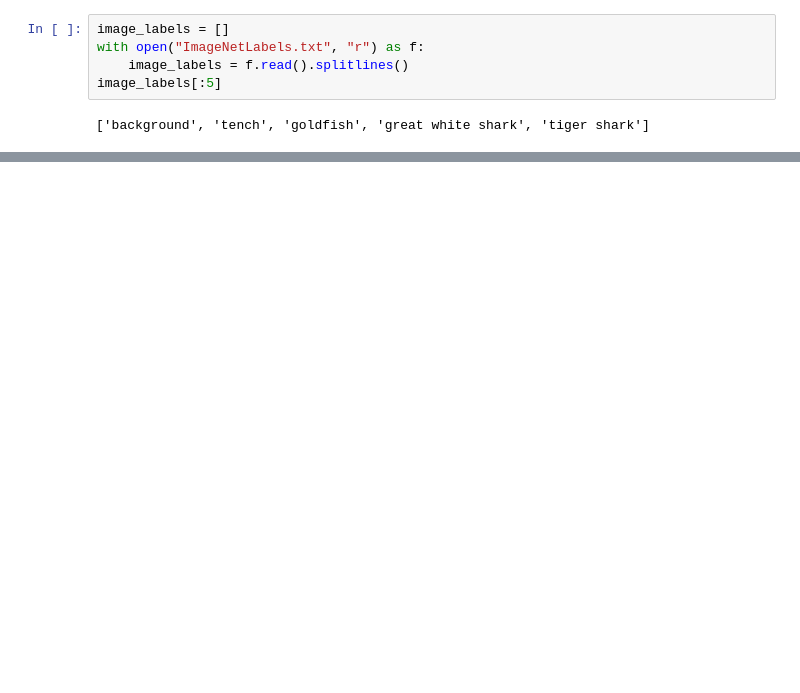
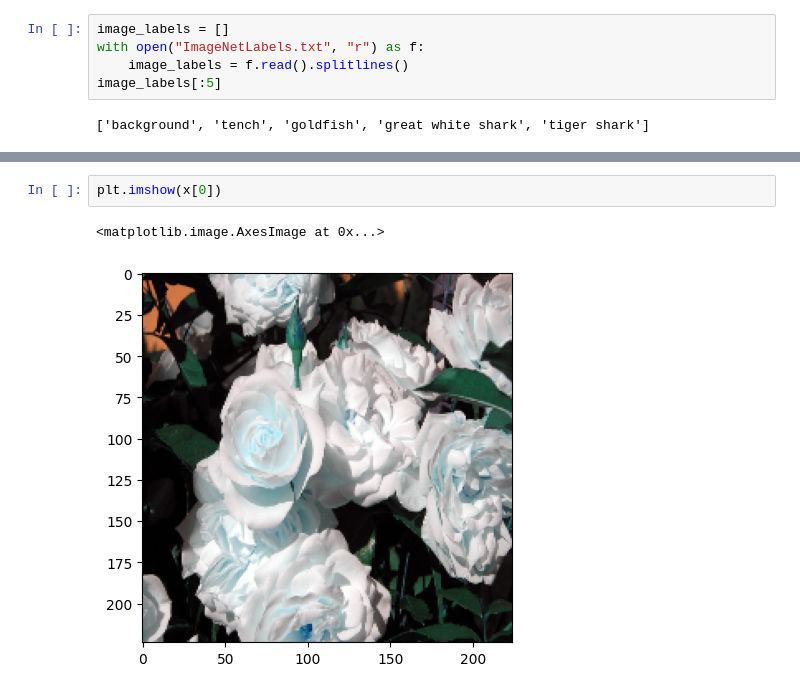
Before and after one commit to AdityaVerma2809/Machine-Learning, a Jupyter notebook: MobilenetV2_Image_Classification.ipynb, the cells around one changed output, grey strips where cells are left out. Saved outputs shown, nothing was run; the diff lists cells and outputs as text; blank space fills up the shorter version.

```diff
--- a/MobilenetV2_Image_Classification.ipynb
+++ b/MobilenetV2_Image_Classification.ipynb
@@ -48,0 +163,5 @@ image_labels[:5]
+# %%
+plt.imshow(x[0])
+# %% [output]
+<matplotlib.image.AxesImage at 0x...>
+[figure, added]
```
Also changed, not shown: parts of 22 cells of this notebook.
